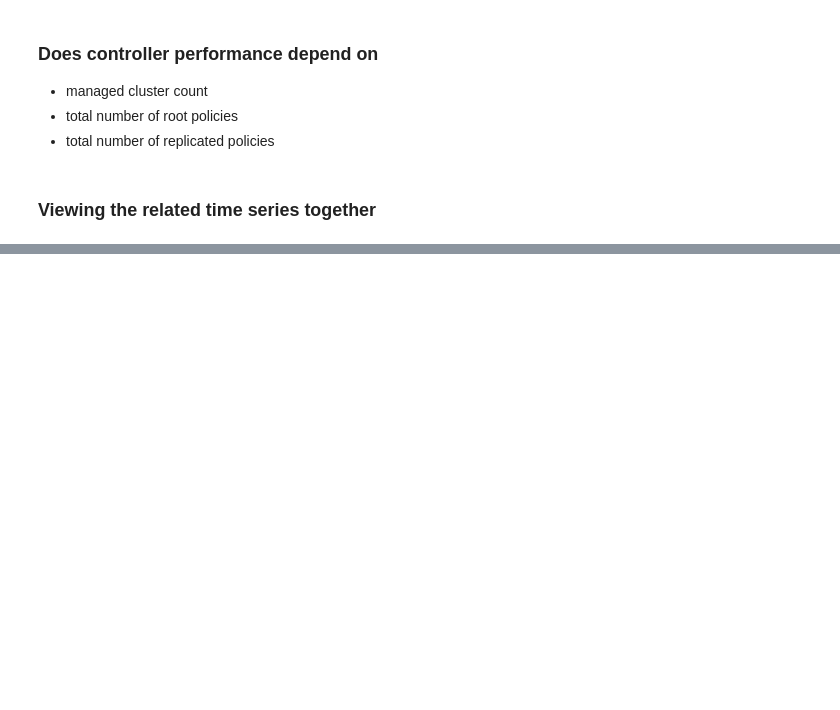
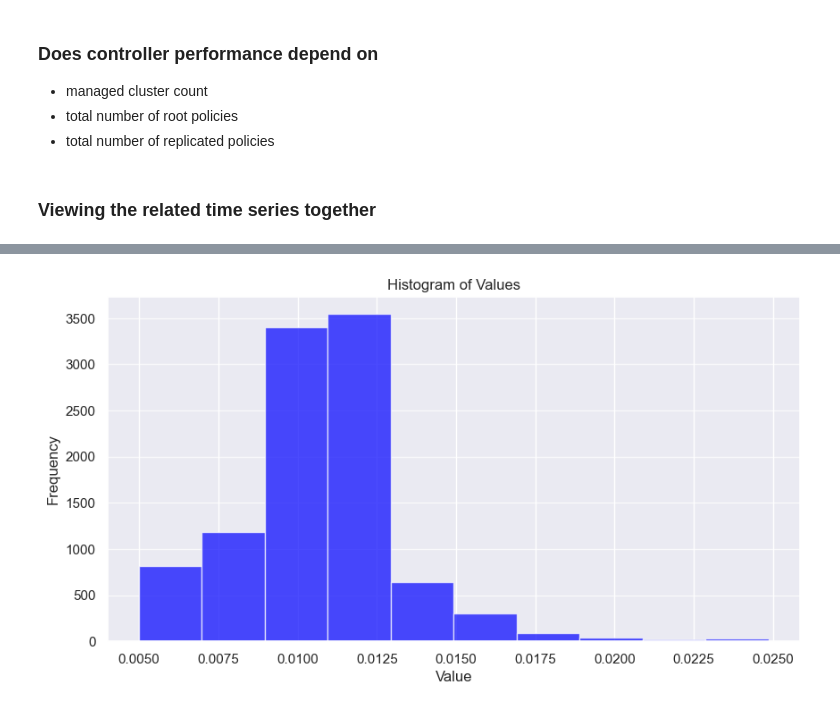
Before and after one commit to stolostron/acm-inspector, a Jupyter notebook: notebook/grc_bottleneck_1.ipynb, the cells around one changed output, grey strips where cells are left out. Saved outputs shown, nothing was run; the diff lists cells and outputs as text; code cells hidden in the pictures; blank space fills up the shorter version.

```diff
--- a/notebook/grc_bottleneck_1.ipynb
+++ b/notebook/grc_bottleneck_1.ipynb
@@ -321,0 +395,13 @@ if deeper_validation:
+# %%
+# Histogram
+#temp_df['RootPolicyStatusCtrlResponsePctle1sec'] = temp_df['RootPolicyStatusCtrlResponsePctle1sec'] * 10
+
+plt.figure(figsize=(10, 5))
+plt.hist(temp_df['RootPolicyStatusCtrlResponsePctle1sec'], bins=10, alpha=0.7, color='blue')
+plt.title('Histogram of Values')
+plt.xlabel('Value')
+plt.ylabel('Frequency')
+plt.grid(axis='y', alpha=0.75)
+plt.show()
+# %% [output]
+[figure, added]
```
Also changed, not shown: parts of 11 cells of this notebook, 1 other file.
